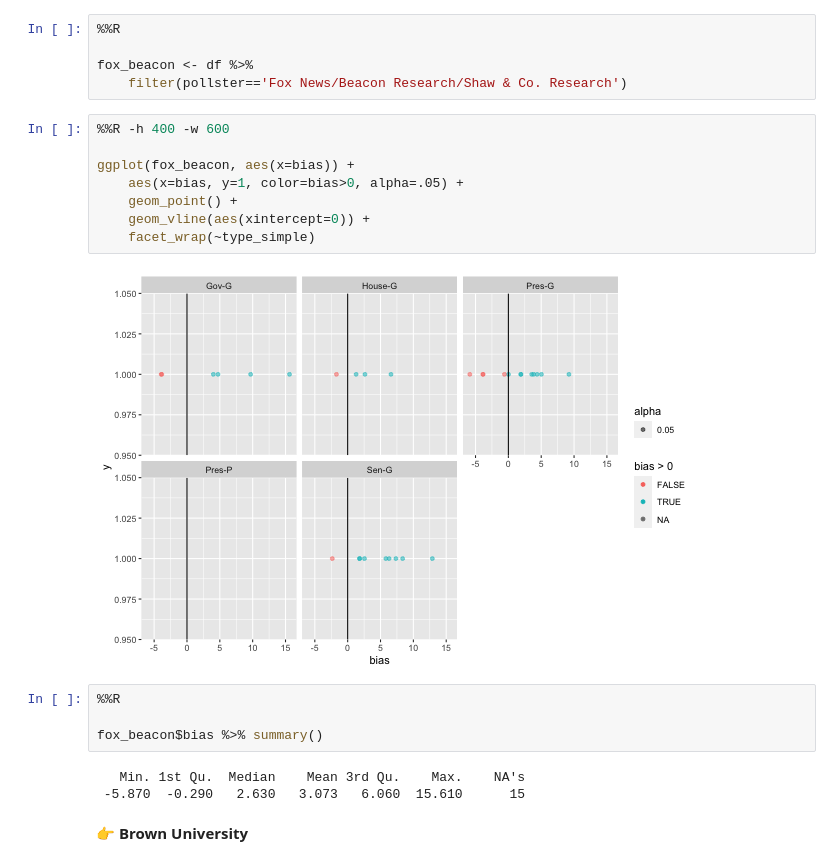
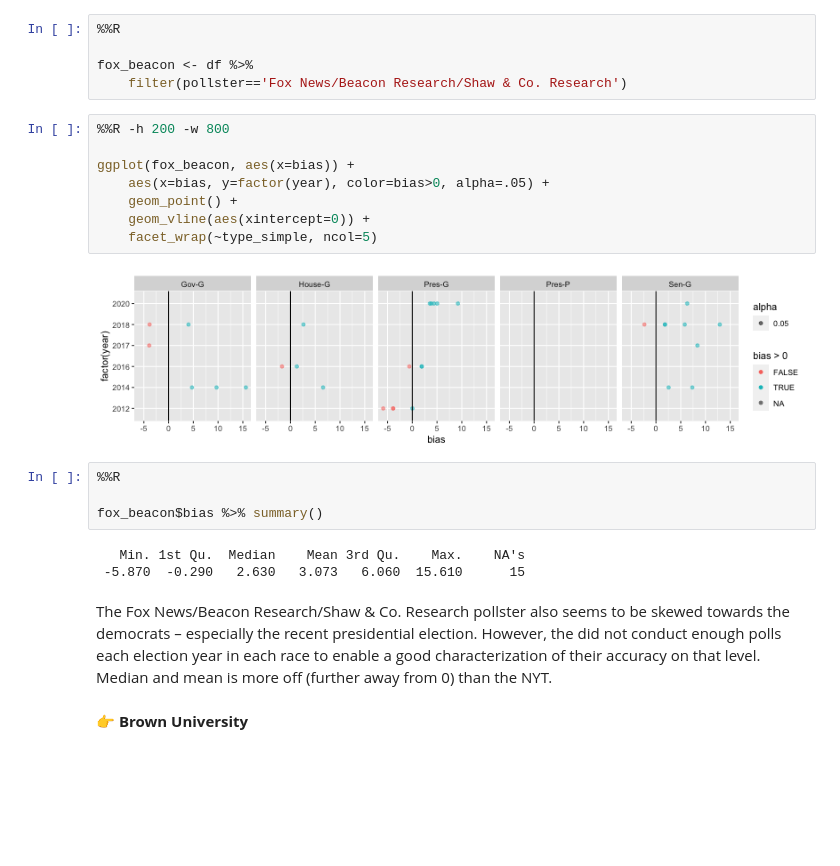
Before and after one commit to data4news-students/polling-exploration-cynthia-and-laura, a Jupyter notebook: notebook-3.ipynb, the cells around one changed output. Cells and saved outputs as stored; diff of their text form; blank space fills up the shorter version.

```diff
--- a/notebook-3.ipynb
+++ b/notebook-3.ipynb
@@ -150,15 +155,15 @@ jayhawk$bias %>% summary()
 fox_beacon <- df %>%
     filter(pollster=='Fox News/Beacon Research/Shaw & Co. Research')
 # %%
-%%R -h 400 -w 600
+%%R -h 200 -w 800
 
 ggplot(fox_beacon, aes(x=bias)) +
-    aes(x=bias, y=1, color=bias>0, alpha=.05) +
+    aes(x=bias, y=factor(year), color=bias>0, alpha=.05) +
     geom_point() +
     geom_vline(aes(xintercept=0)) +
-    facet_wrap(~type_simple)
+    facet_wrap(~type_simple, ncol=5)
 # %% [output]
-[figure, old version]
+[figure, new version]
 # %%
 %%R
 
@@ -166,6 +171,8 @@ fox_beacon$bias %>% summary()
 # %% [output]
    Min. 1st Qu.  Median    Mean 3rd Qu.    Max.    NA's
  -5.870  -0.290   2.630   3.073   6.060  15.610      15
+# %% [markdown]
+The Fox News/Beacon Research/Shaw & Co. Research pollster also seems to be skewed towards the democrats – especially the recent presidential election. However, the did not conduct enough polls each election year in each race to enable a good characterization of their accuracy on that level. Median and mean is more off (further away from 0) than the NYT.
 # %% [markdown]
 👉 **Brown University**
 # %%
```
Also changed, not shown: parts of 15 cells of this notebook.
